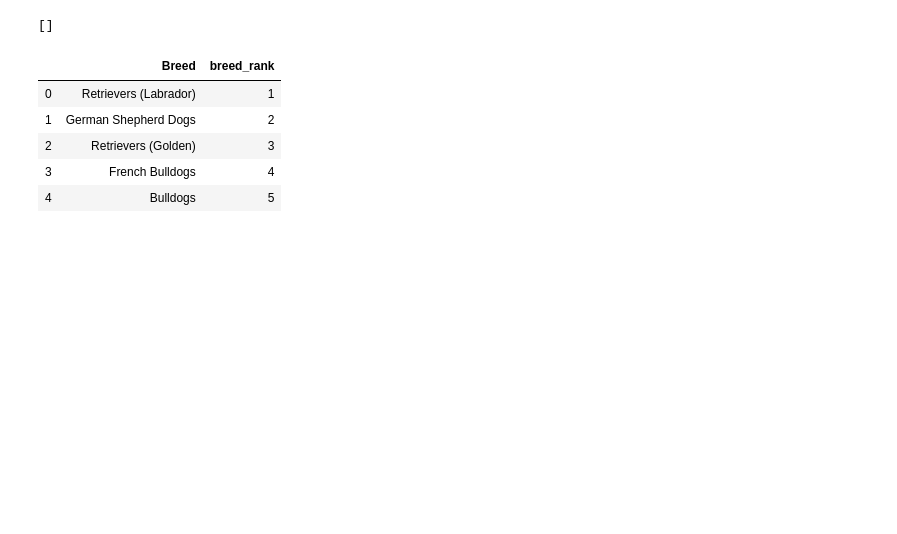
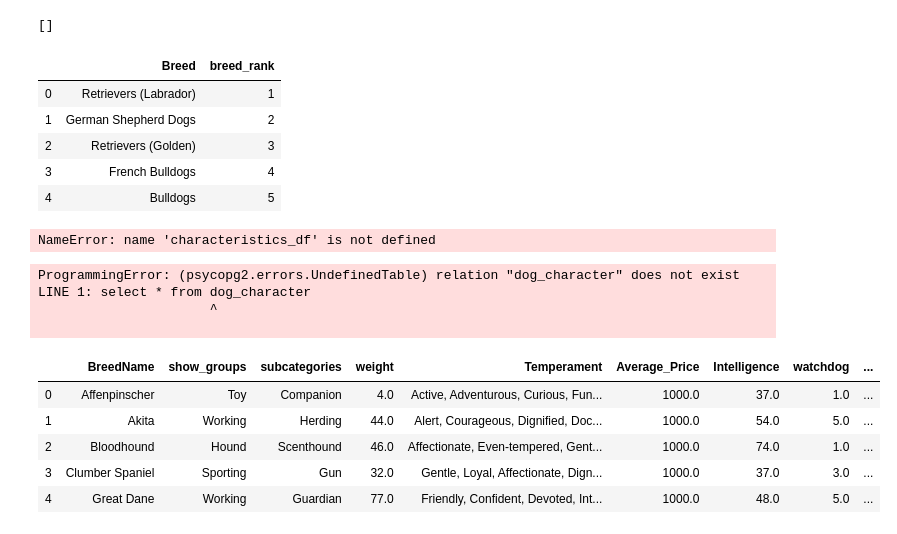
Before and after one commit to anikraze/no_dog_etl, a Jupyter notebook: dog_breed_etl.ipynb, the cells around one changed output. Saved outputs shown, nothing was run; the diff lists cells and outputs as text; code cells hidden in the pictures; blank space fills up the shorter version.

```diff
--- a/dog_breed_etl.ipynb
+++ b/dog_breed_etl.ipynb
@@ -174,3 +192,23 @@ pd.read_sql_query('select * from dog_breed', con=engine).head()
 | 2 | Retrievers (Golden) | 3 |
 | 3 | French Bulldogs | 4 |
 | 4 | Bulldogs | 5 |
+# %%
+characteristics_df.to_sql(name='dog_character', con=engine, if_exists='append', index=False)
+# %% [output]
+NameError: name 'characteristics_df' is not defined
+# %%
+pd.read_sql_query('select * from dog_character', con=engine).head()
+# %% [output]
+ProgrammingError: (psycopg2.errors.UndefinedTable) relation "dog_character" does not exist
+LINE 1: select * from dog_character
+                      ^
+
+# %%
+pd.read_sql_query('select * from dog_character where "Average_Price" = 1000.0', con=engine).head()
+# %% [output]
+|  | BreedName | show_groups | subcategories | weight | Temperament | Average_Price | Intelligence | watchdog | ... |
+| 0 | Affenpinscher | Toy | Companion | 4.0 | Active, Adventurous, Curious, Fun... | 1000.0 | 37.0 | 1.0 | ... |
+| 1 | Akita | Working | Herding | 44.0 | Alert, Courageous, Dignified, Doc... | 1000.0 | 54.0 | 5.0 | ... |
+| 2 | Bloodhound | Hound | Scenthound | 46.0 | Affectionate, Even-tempered, Gent... | 1000.0 | 74.0 | 1.0 | ... |
+| 3 | Clumber Spaniel | Sporting | Gun | 32.0 | Gentle, Loyal, Affectionate, Dign... | 1000.0 | 37.0 | 3.0 | ... |
+| 4 | Great Dane | Working | Guardian | 77.0 | Friendly, Confident, Devoted, Int... | 1000.0 | 48.0 | 5.0 | ... |
```
Also changed, not shown: parts of 7 cells of this notebook.
